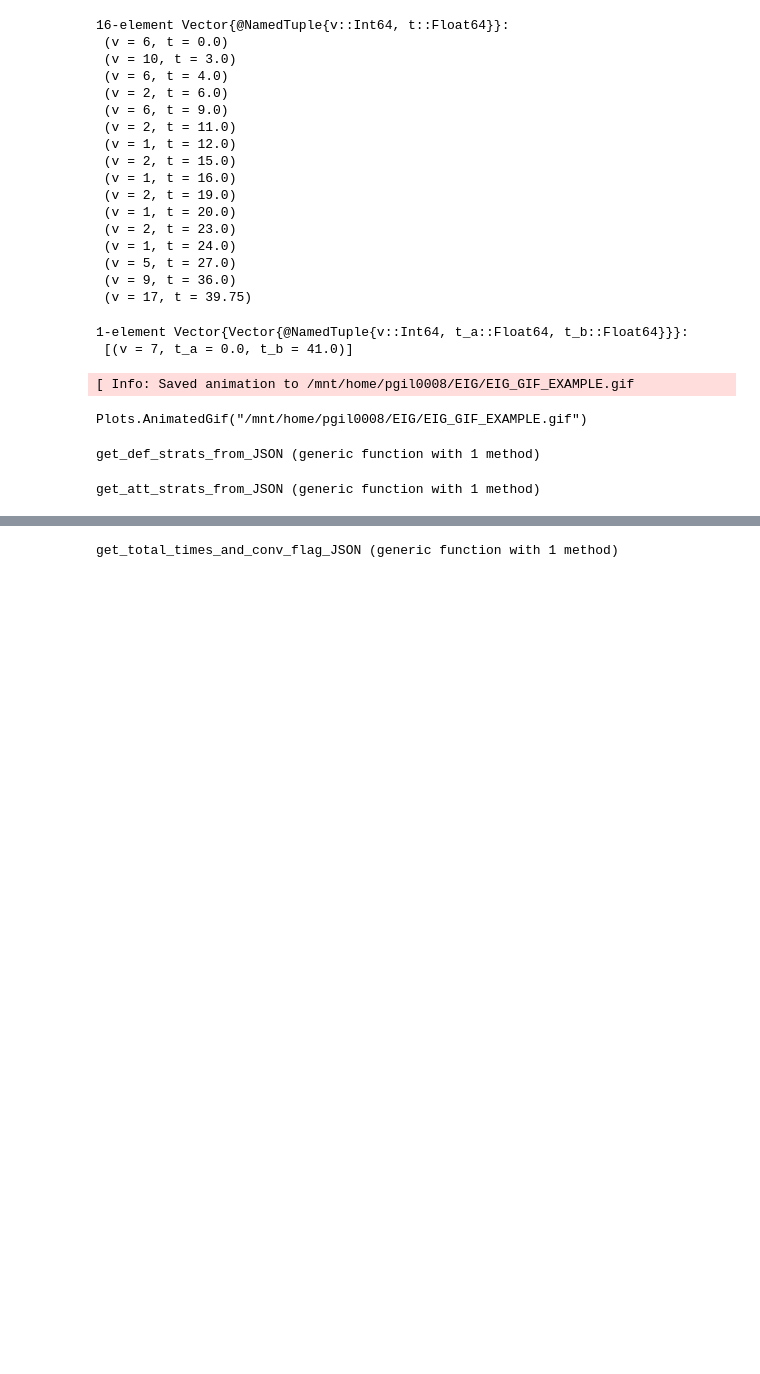
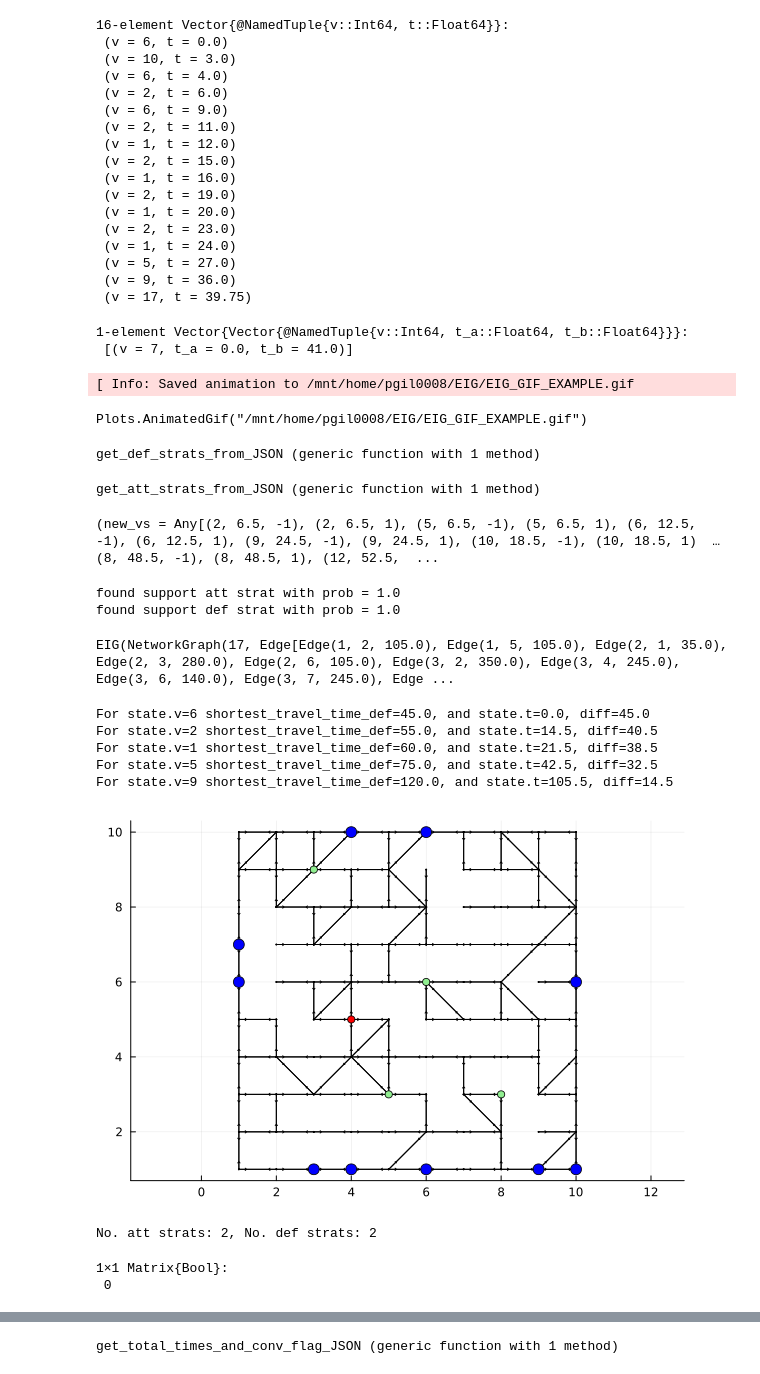
Before and after one commit to Peter-G111/EIG, a Jupyter notebook: EIG_Notebook.ipynb, the cells around one changed output, grey strips where cells are left out. Drawn from its saved outputs; the diff is of its cells as text; code cells hidden in the pictures; blank space fills up the shorter version.

```diff
--- a/EIG_Notebook.ipynb
+++ b/EIG_Notebook.ipynb
@@ -2193,2 +2073,0 @@ def_strat_to_t_max (generic function with 1 method)
-# %%
-the_eig = getEIGfromfile(converttrial2filepath(3, 1), t_max_offset=30.75)
@@ -2796,2 +2515,0 @@ attackeroraclenew (generic function with 1 method)
-# %%
-the_eig = getEIGfromfile(converttrial2filepath(6, 1), t_max_offset=30.75)
@@ -3984,3 +3943,62 @@ function get_att_strats_from_JSON(filename; oracle_num=1, all_strats=false)
 end
 # %% [output]
 get_att_strats_from_JSON (generic function with 1 method)
+# %%
+constructattackeroraclegraph_SUPPBASED(the_eig)
+# %% [output]
+(new_vs = Any[(2, 6.5, -1), (2, 6.5, 1), (5, 6.5, -1), (5, 6.5, 1), (6, 12.5, -1), (6, 12.5, 1), (9, 24.5, -1), (9, 24.5, 1), (10, 18.5, -1), (10, 18.5, 1)  …  (8, 48.5, -1), (8, 48.5, 1), (12, 52.5,  ...
+# %%
+grid = 4
+trial = 4
+t_max_offset_cs = 2075
+use_orig_t_max = true
+
+filename_eig = converttrial2filepath(grid, trial)
+# filename_res = grid_trial_tmax2filename(grid, trial, t_max_offset_cs, use_orig_t_max=use_orig_t_max)
+filename_res = "run_results_CUSTOM/size4_trial" * string(trial) * "_origtmax.json"
+filename_res = "run_results_JUST_NETWORK/size" * string(grid) * "_trial" * string(trial) * "_origtmax.json"
+
+
+att_strats = get_att_strats_from_JSON(filename_res, oracle_num=2, all_strats=false)
+def_strats = get_def_strats_from_JSON(filename_res, oracle_num=2, all_strats=false)
+
+the_eig = getEIGfromfile(filename_eig, use_orig_t_max=use_orig_t_max, t_max_offset=t_max_offset_cs / 100)
+# %% [output]
+found support att strat with prob = 1.0
+found support def strat with prob = 1.0
+EIG(NetworkGraph(17, Edge[Edge(1, 2, 105.0), Edge(1, 5, 105.0), Edge(2, 1, 35.0), Edge(2, 3, 280.0), Edge(2, 6, 105.0), Edge(3, 2, 350.0), Edge(3, 4, 245.0), Edge(3, 6, 140.0), Edge(3, 7, 245.0), Edge ...
+# %%
+@assert(length(att_strats) == 1, "Expecting single winning attacker strategy")
+
+for state in att_strats[1]
+    if state.v == the_eig.network.v_∞
+        continue
+    end
+    shortest_travel_time_def = minimum(the_eig.dist_mtx[v_0r, state.v] / the_eig.speed_D for v_0r in the_eig.network.v_0r)
+
+    difference = shortest_travel_time_def - state.t
+
+    println("For state.v=$(state.v) shortest_travel_time_def=$shortest_travel_time_def, and state.t=$(state.t), diff=$difference")
+    if difference <= 0
+        println("  !!!!!! shortest_travel_time_def=$shortest_travel_time_def <= state.t=$(state.t)")
+    end
+end
+# %% [output]
+For state.v=6 shortest_travel_time_def=45.0, and state.t=0.0, diff=45.0
+For state.v=2 shortest_travel_time_def=55.0, and state.t=14.5, diff=40.5
+For state.v=1 shortest_travel_time_def=60.0, and state.t=21.5, diff=38.5
+For state.v=5 shortest_travel_time_def=75.0, and state.t=42.5, diff=32.5
+For state.v=9 shortest_travel_time_def=120.0, and state.t=105.5, diff=14.5
+# %%
+drawEIGgraph(the_eig, width=10)
+# %% [output]
+[figure, added]
+# %%
+println("No. att strats: $(length(att_strats)), No. def strats: $(length(def_strats))")
+# %% [output]
+No. att strats: 2, No. def strats: 2
+# %%
+my_int_mtx = [doesinterdict(att_strat, def_strat) for att_strat in att_strats, def_strat in def_strats]
+# %% [output]
+1×1 Matrix{Bool}:
+ 0
```
Also changed, not shown: parts of 61 cells of this notebook, 3 other files.
